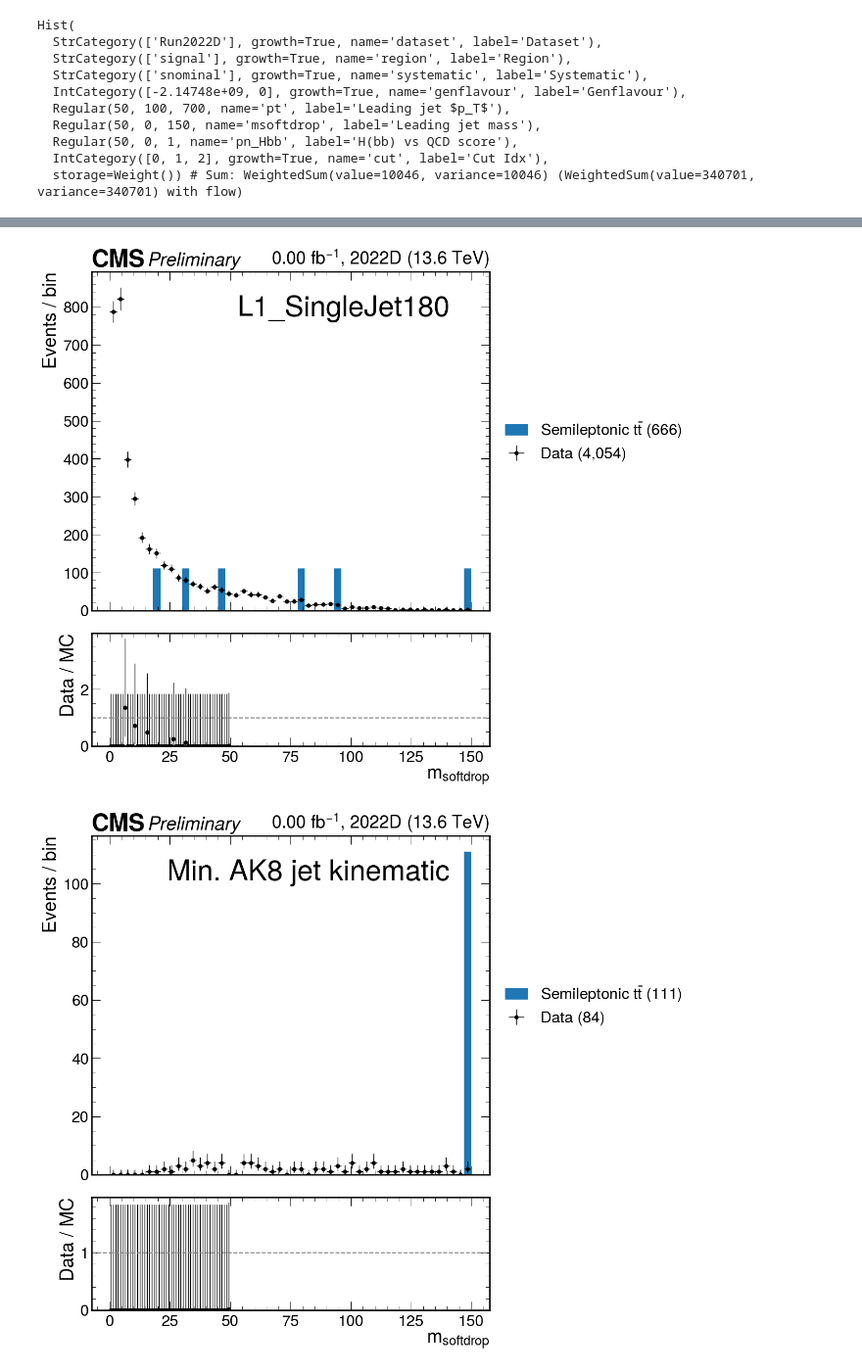
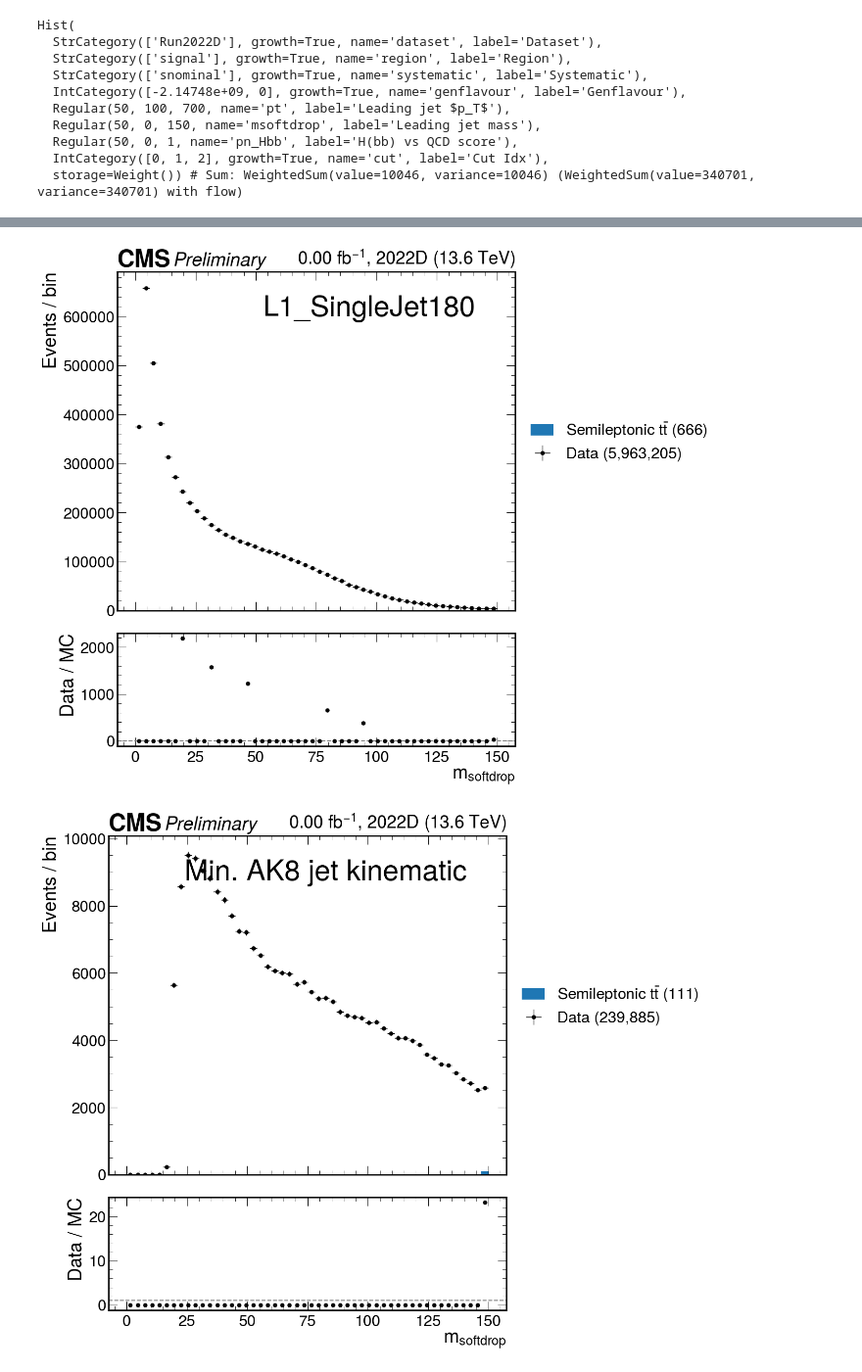
Before and after one commit to alintulu/PNCalibration, a Jupyter notebook: zbb.ipynb, the cells around one changed output, grey strips where cells are left out. Shown: that part at 98% size. Cells and saved outputs as stored; diff of their text form; code cells hidden in the pictures.

```diff
--- a/zbb.ipynb
+++ b/zbb.ipynb
@@ -321,7 +321,7 @@ Hist(
   IntCategory([0, 1, 2], growth=True, name='cut', label='Cut Idx'),
   storage=Weight()) # Sum: WeightedSum(value=10046, variance=10046) (WeightedSum(value=340701, variance=340701) with flow)
 # %%
-data = util.load("outfiles/zbb_Run2022D.coffea")
+data = util.load("outfiles/zbb_Run2022D.coffea")[0]
 mc = util.load("outfiles/zbb_TTtoLNu2Q.coffea")
 
 lumis = {
@@ -394,15 +394,21 @@ for i in [0, 1, 2]: #h_mc.axes["cut"]:
         label=f"Data ({hh_data.sum().value:,.0f})"
     )
 
+    centers = hh_data.axes[0].centers
     ratio = [data/mc if mc != 0 else 0 for (data, mc) in zip(hh_data.values(), hh_mc.values())]
 
-    mplhep.histplot(
-        ratio,
-        ax=rax,
-        histtype="errorbar",
-        xerr=True,
-        c="black"
-    )
+    rax.errorbar(
+                x=centers, y=ratio, marker='.', linestyle='none', markersize=10., color='k', elinewidth=1
+            )
+
+
+#     mplhep.histplot(
+#         ratio,
+#         ax=rax,
+#         histtype="errorbar",
+#         xerr=True,
+#         c="black"
+#     )
 
     rax.axhline(1, color='gray',ls='--')
 
@@ -427,5 +433,5 @@ for i in [0, 1, 2]: #h_mc.axes["cut"]:
-[figure, old version]
+[figure, new version]
-[figure, old version]
+[figure, new version]
 # %%
 data = util.load("outfiles/zbb_Run2022D.coffea")
 mc = util.load("outfiles/zbb_TTtoLNu2Q.coffea")
```
Also changed, not shown: parts of 2 cells of this notebook, 3 other files.
